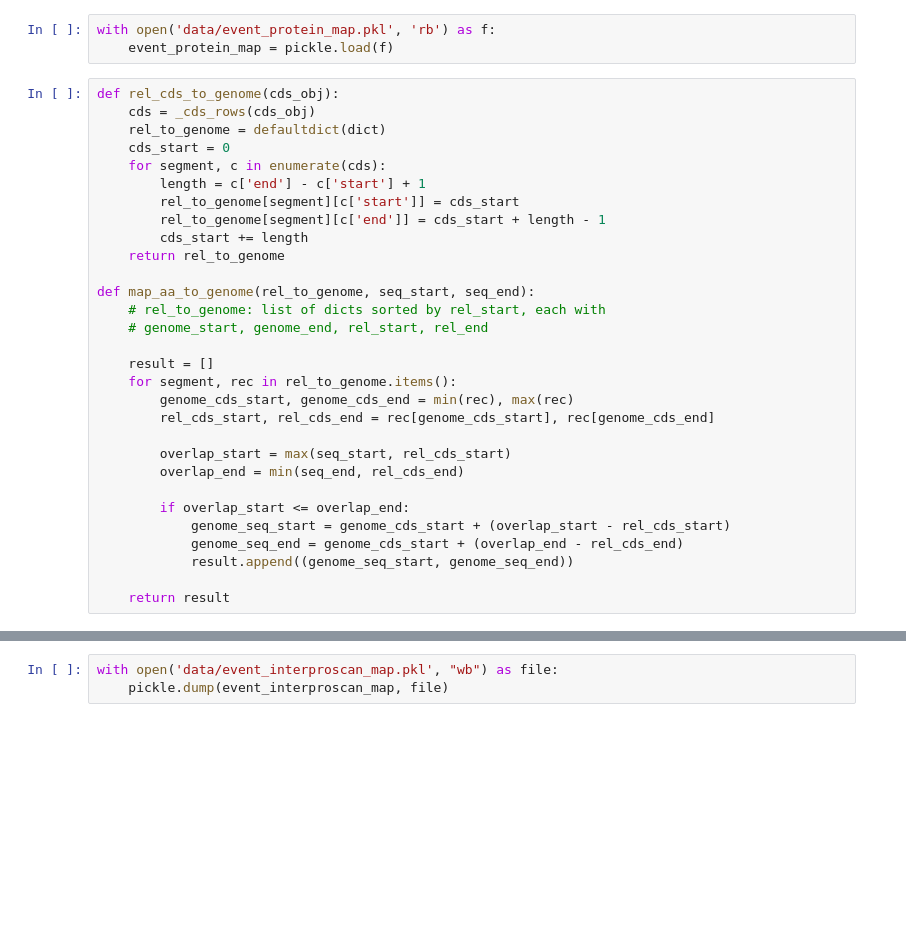
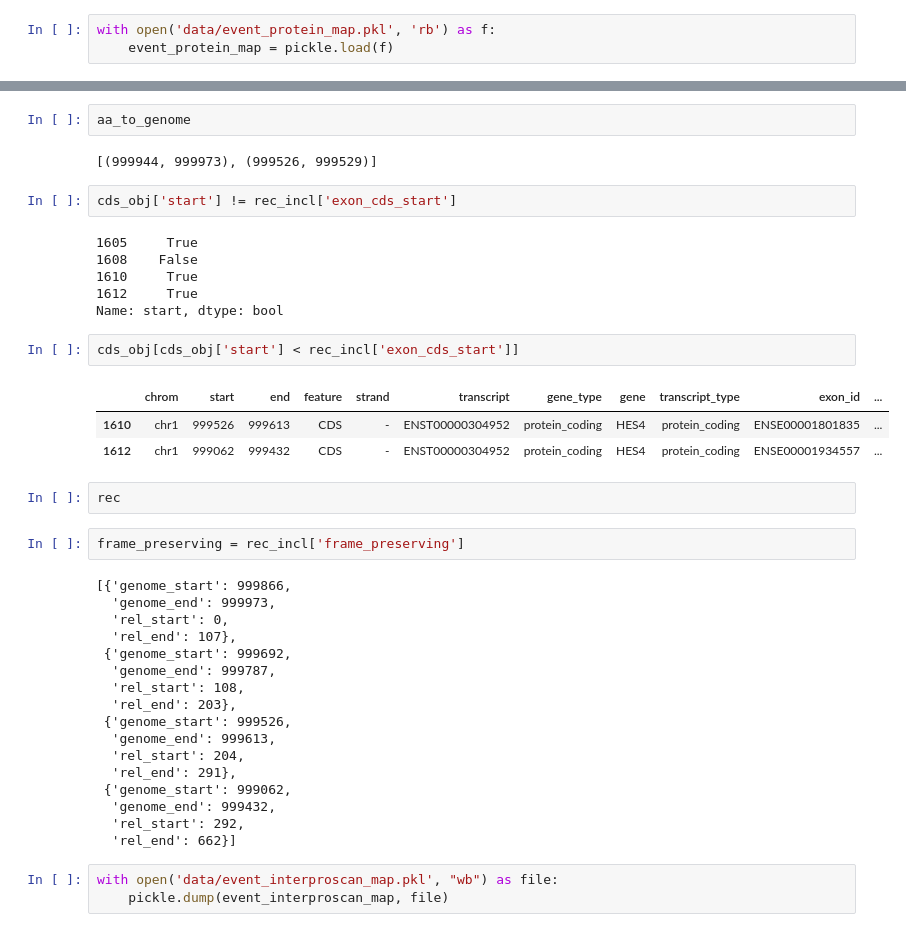
Before and after one commit to reliscu/bulk_splicing_GTEx_cortex, a Jupyter notebook: 30_parse_interproscan_results.ipynb, the cells around one changed output, grey strips where cells are left out. Cells and saved outputs as stored; diff of their text form; blank space fills up the shorter version.

```diff
--- a/30_parse_interproscan_results.ipynb
+++ b/30_parse_interproscan_results.ipynb
@@ -119,33 +86,3 @@ with open("data/gencode.v46.annotation_cds_by_transcript.pkl", "rb") as f:
 # %%
 with open('data/event_protein_map.pkl', 'rb') as f:
     event_protein_map = pickle.load(f)
-# %%
-def rel_cds_to_genome(cds_obj):
-    cds = _cds_rows(cds_obj)
-    rel_to_genome = defaultdict(dict)
-    cds_start = 0
-    for segment, c in enumerate(cds):
-        length = c['end'] - c['start'] + 1
-        rel_to_genome[segment][c['start']] = cds_start
-        rel_to_genome[segment][c['end']] = cds_start + length - 1
-        cds_start += length
-    return rel_to_genome
-
-def map_aa_to_genome(rel_to_genome, seq_start, seq_end):
-    # rel_to_genome: list of dicts sorted by rel_start, each with
-    # genome_start, genome_end, rel_start, rel_end
-
-    result = []
-    for segment, rec in rel_to_genome.items():
-        genome_cds_start, genome_cds_end = min(rec), max(rec)
-        rel_cds_start, rel_cds_end = rec[genome_cds_start], rec[genome_cds_end]
-
-        overlap_start = max(seq_start, rel_cds_start)
-        overlap_end = min(seq_end, rel_cds_end)
-
-        if overlap_start <= overlap_end:
-            genome_seq_start = genome_cds_start + (overlap_start - rel_cds_start)
-            genome_seq_end = genome_cds_start + (overlap_end - rel_cds_end)
-            result.append((genome_seq_start, genome_seq_end))
-
-    return result
@@ -363,3 +304,42 @@ skip_df
+# %%
+aa_to_genome
+# %% [output]
+[(999944, 999973), (999526, 999529)]
+# %%
+cds_obj['start'] != rec_incl['exon_cds_start']
+# %% [output]
+1605     True
+1608    False
+1610     True
+1612     True
+Name: start, dtype: bool
+# %%
+cds_obj[cds_obj['start'] < rec_incl['exon_cds_start']]
+# %% [output]
+|  | chrom | start | end | feature | strand | transcript | gene_type | gene | transcript_type | exon_id | ... |
+| 1610 | chr1 | 999526 | 999613 | CDS | - | ENST00000304952 | protein_coding | HES4 | protein_coding | ENSE00001801835 | ... |
+| 1612 | chr1 | 999062 | 999432 | CDS | - | ENST00000304952 | protein_coding | HES4 | protein_coding | ENSE00001934557 | ... |
+# %%
+rec
+# %%
+frame_preserving = rec_incl['frame_preserving']
+# %% [output]
+[{'genome_start': 999866,
+  'genome_end': 999973,
+  'rel_start': 0,
+  'rel_end': 107},
+ {'genome_start': 999692,
+  'genome_end': 999787,
+  'rel_start': 108,
+  'rel_end': 203},
+ {'genome_start': 999526,
+  'genome_end': 999613,
+  'rel_start': 204,
+  'rel_end': 291},
+ {'genome_start': 999062,
+  'genome_end': 999432,
+  'rel_start': 292,
+  'rel_end': 662}]
 # %%
 with open('data/event_interproscan_map.pkl', "wb") as file:
     pickle.dump(event_interproscan_map, file)
```
Also changed, not shown: parts of 13 cells of this notebook, 1 other file.
